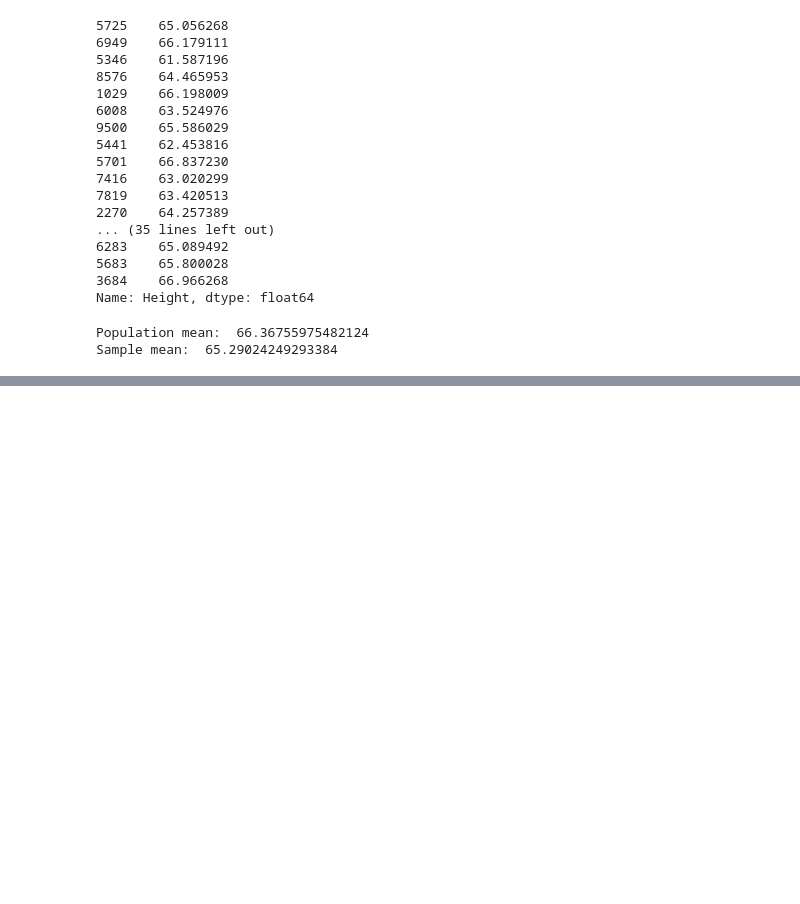
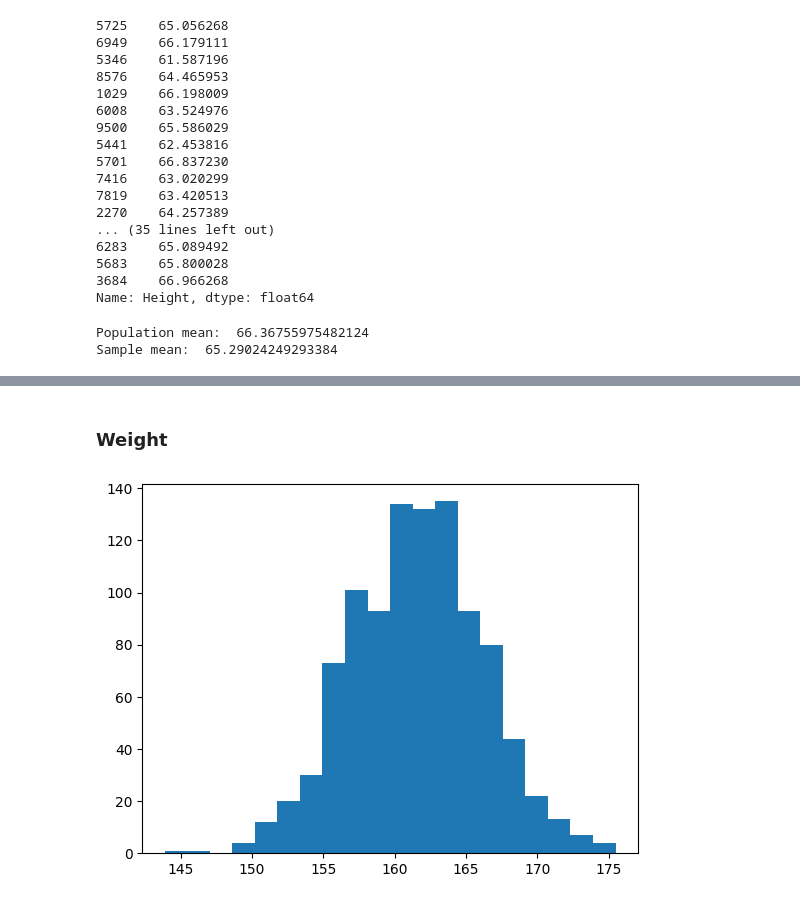
Before and after one commit to Xicoat/DataScienceCourse, a Jupyter notebook: 23_DescriptiveStatistics/Statistics2.ipynb, the cells around one changed output, grey strips where cells are left out. Saved outputs shown, nothing was run; the diff lists cells and outputs as text; code cells hidden in the pictures; blank space fills up the shorter version.

```diff
--- a/23_DescriptiveStatistics/Statistics2.ipynb
+++ b/23_DescriptiveStatistics/Statistics2.ipynb
@@ -54,0 +63,13 @@ NameError: name 'plt' is not defined
+# %% [markdown]
+### Weight
+# %%
+sample_means = []
+for i in range(1, 1000):
+    s = df['Weight'].sample(n = 50)
+    sample_means.append(s.mean())
+
+
+plt.hist(sample_means, bins = 20)
+plt.show()
+# %% [output]
+[figure, added]
```
Also changed, not shown: parts of 4 cells of this notebook, 12 other files.
